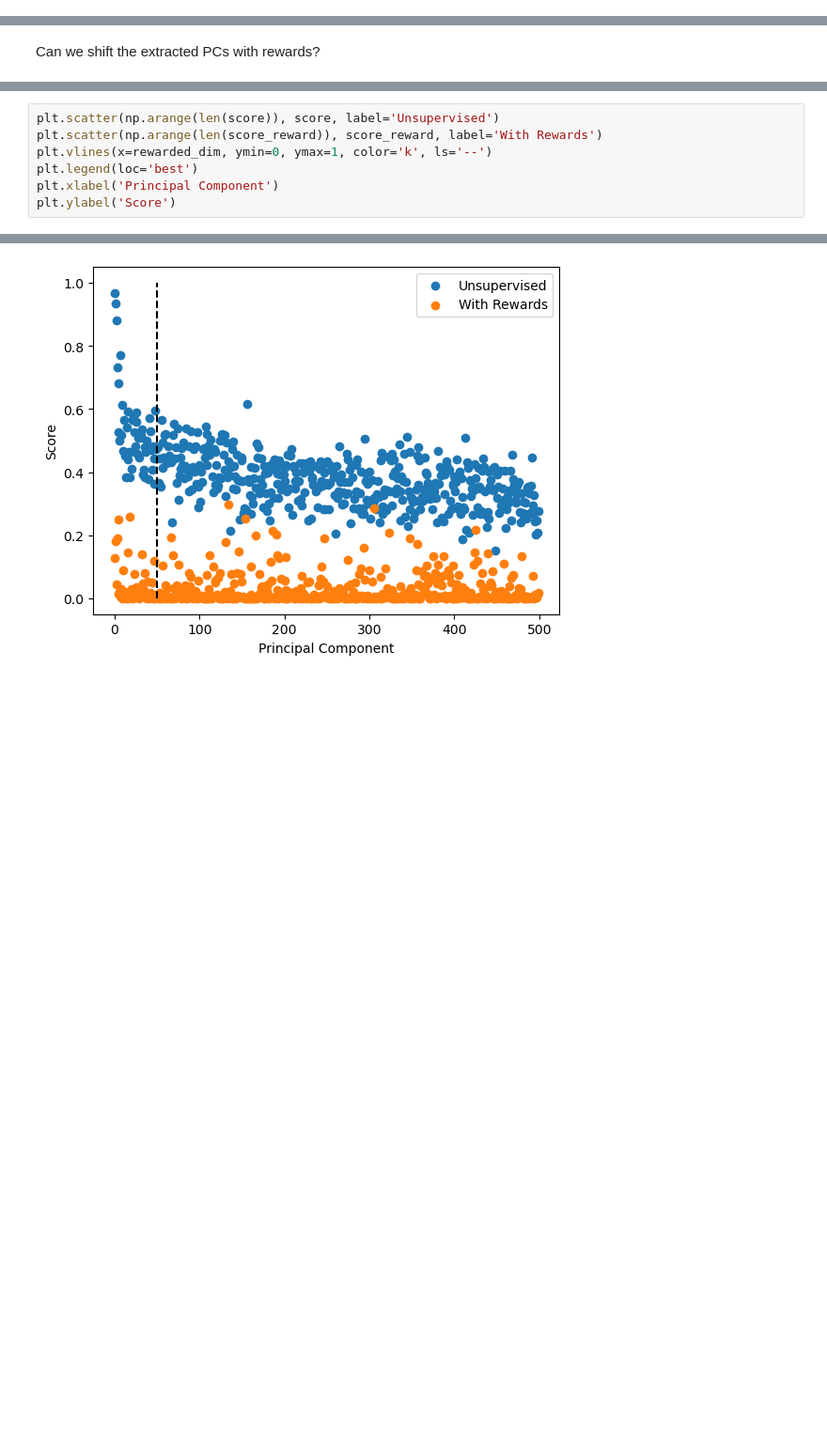
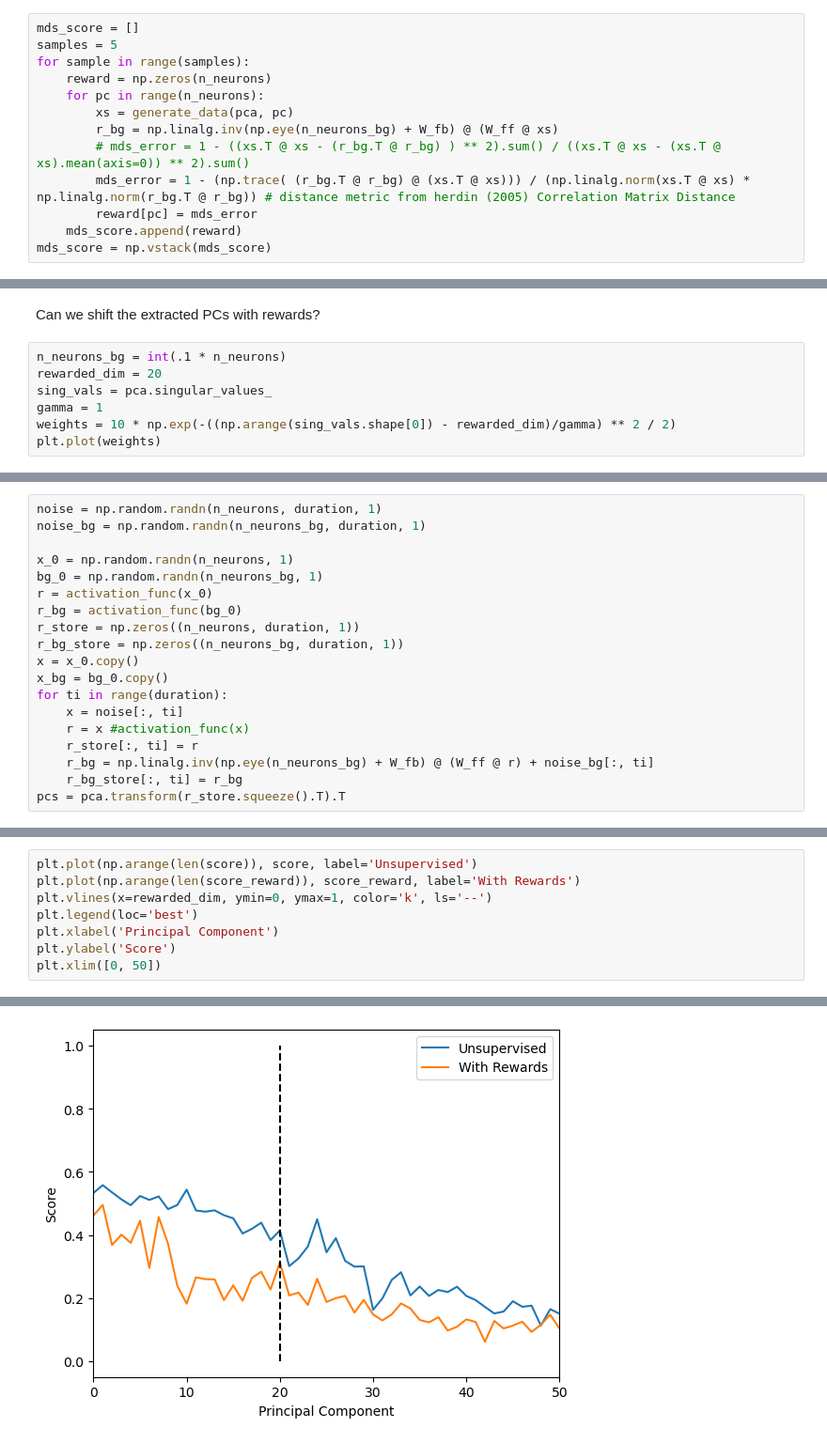
Before and after one commit to eaamematsro/basal_ganglia, a Jupyter notebook: bg_project/notebooks/exploration_distribution.ipynb, the cells around one changed output, grey strips where cells are left out. Shown at 94% size. Drawn from its saved outputs; the diff is of its cells as text; blank space fills up the shorter version.

Commit message:
added notebooks for computing rewarding dimensions

```diff
--- a/bg_project/notebooks/exploration_distribution.ipynb
+++ b/bg_project/notebooks/exploration_distribution.ipynb
@@ -189,3 +215,16 @@ score = []
 for pc in range(pcs.shape[0]):
     _, _, _, corr_coeff = linear_regression(r_bg_store.squeeze(), pcs[pc][None, :])
     score.append(corr_coeff)
+# %%
+mds_score = []
+samples = 5
+for sample in range(samples):
+    reward = np.zeros(n_neurons)
+    for pc in range(n_neurons):
+        xs = generate_data(pca, pc)
+        r_bg = np.linalg.inv(np.eye(n_neurons_bg) + W_fb) @ (W_ff @ xs)
+        # mds_error = 1 - ((xs.T @ xs - (r_bg.T @ r_bg) ) ** 2).sum() / ((xs.T @ xs - (xs.T @ xs).mean(axis=0)) ** 2).sum()
+        mds_error = 1 - (np.trace( (r_bg.T @ r_bg) @ (xs.T @ xs))) / (np.linalg.norm(xs.T @ xs) * np.linalg.norm(r_bg.T @ r_bg)) # distance metric from herdin (2005) Correlation Matrix Distance
+        reward[pc] = mds_error
+    mds_score.append(reward)
+mds_score = np.vstack(mds_score)
@@ -199,2 +243,9 @@ Text(0, 0.5, 'Score')
 # %% [markdown]
 Can we shift the extracted PCs with rewards?
+# %%
+n_neurons_bg = int(.1 * n_neurons)
+rewarded_dim = 20
+sing_vals = pca.singular_values_
+gamma = 1
+weights = 10 * np.exp(-((np.arange(sing_vals.shape[0]) - rewarded_dim)/gamma) ** 2 / 2)
+plt.plot(weights)
@@ -297 +364,20 @@ plt.hist(all_rewards)
+# %%
+noise = np.random.randn(n_neurons, duration, 1)
+noise_bg = np.random.randn(n_neurons_bg, duration, 1)
+
+x_0 = np.random.randn(n_neurons, 1)
+bg_0 = np.random.randn(n_neurons_bg, 1)
+r = activation_func(x_0)
+r_bg = activation_func(bg_0)
+r_store = np.zeros((n_neurons, duration, 1))
+r_bg_store = np.zeros((n_neurons_bg, duration, 1))
+x = x_0.copy()
+x_bg = bg_0.copy()
+for ti in range(duration):
+    x = noise[:, ti]
+    r = x #activation_func(x)
+    r_store[:, ti] = r
+    r_bg = np.linalg.inv(np.eye(n_neurons_bg) + W_fb) @ (W_ff @ r) + noise_bg[:, ti]
+    r_bg_store[:, ti] = r_bg
+pcs = pca.transform(r_store.squeeze().T).T
 # %%
@@ -303,8 +431,9 @@ for pc in range(pcs.shape[0]):
 # %%
-plt.scatter(np.arange(len(score)), score, label='Unsupervised')
-plt.scatter(np.arange(len(score_reward)), score_reward, label='With Rewards')
+plt.plot(np.arange(len(score)), score, label='Unsupervised')
+plt.plot(np.arange(len(score_reward)), score_reward, label='With Rewards')
 plt.vlines(x=rewarded_dim, ymin=0, ymax=1, color='k', ls='--')
 plt.legend(loc='best')
 plt.xlabel('Principal Component')
 plt.ylabel('Score')
+plt.xlim([0, 50])
 # %% [output]
@@ -312 +441 @@ Text(0, 0.5, 'Score')
-[figure, old version]
+[figure, new version]
```
Also changed, not shown: parts of 31 cells of this notebook.
